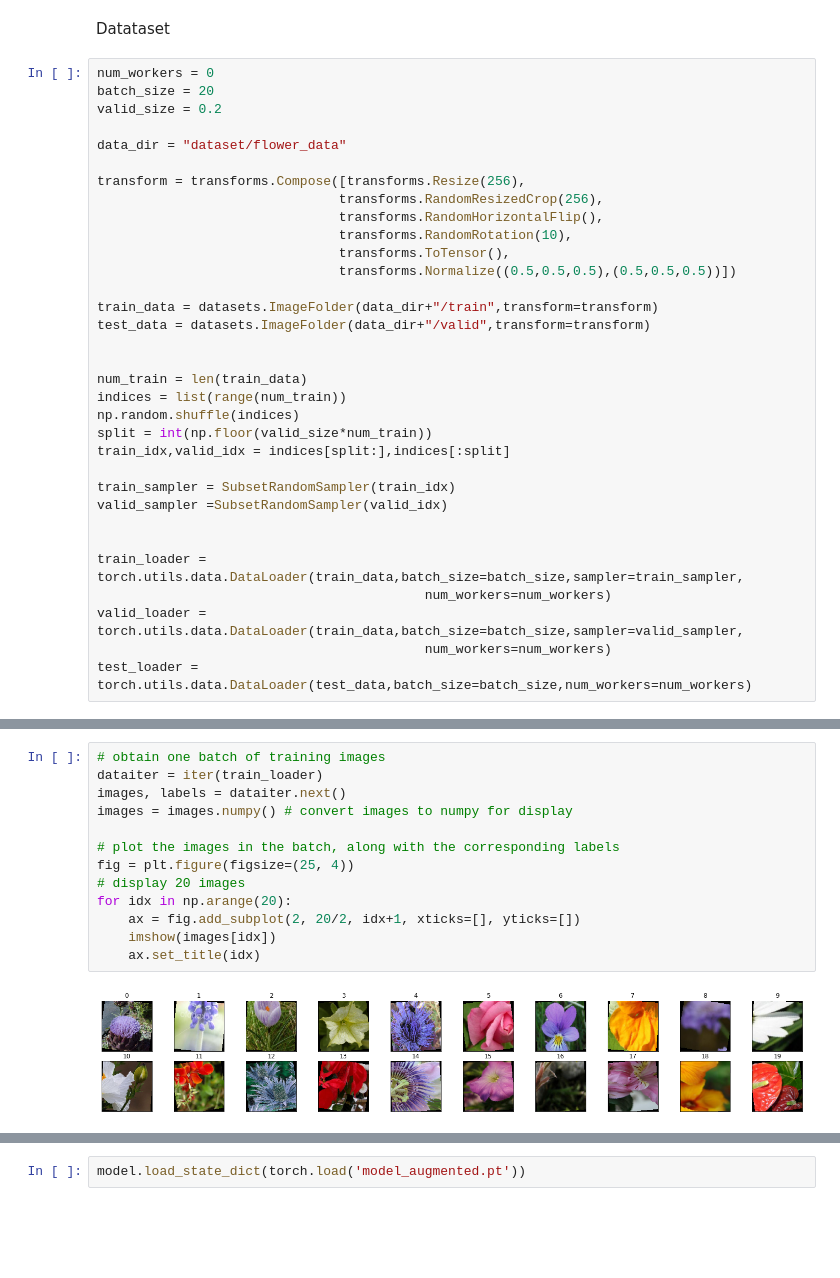
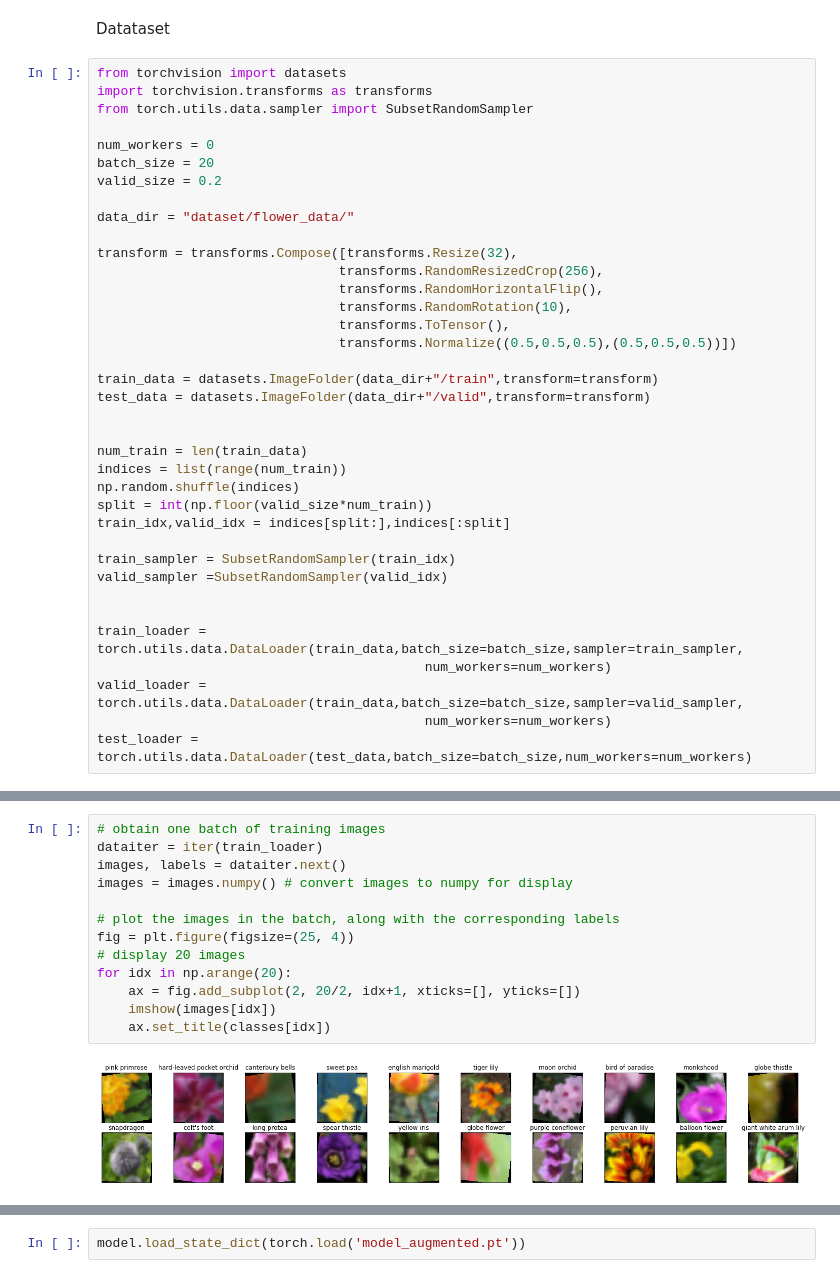
Before and after one commit to IsraelAbebe/Image-Classifier-Project, a Jupyter notebook: Image Classifier Project From Scratch.ipynb, the cells around one changed output, grey strips where cells are left out. Cells and saved outputs as stored; diff of their text form; blank space fills up the shorter version.

```diff
--- a/Image Classifier Project From Scratch.ipynb
+++ b/Image Classifier Project From Scratch.ipynb
@@ -19,13 +127,17 @@ Cuda Avalable
 # %% [markdown]
 Datataset
 # %%
+from torchvision import datasets
+import torchvision.transforms as transforms
+from torch.utils.data.sampler import SubsetRandomSampler
+
 num_workers = 0
 batch_size = 20
 valid_size = 0.2
 
-data_dir = "dataset/flower_data"
+data_dir = "dataset/flower_data/"
 
-transform = transforms.Compose([transforms.Resize(256),
+transform = transforms.Compose([transforms.Resize(32),
                                transforms.RandomResizedCrop(256),
                                transforms.RandomHorizontalFlip(),
                                transforms.RandomRotation(10),
@@ -62,16 +174,16 @@ def imshow(img):
 # %%
 # obtain one batch of training images
 dataiter = iter(train_loader)
 images, labels = dataiter.next()
 images = images.numpy() # convert images to numpy for display
 
 # plot the images in the batch, along with the corresponding labels
 fig = plt.figure(figsize=(25, 4))
 # display 20 images
 for idx in np.arange(20):
     ax = fig.add_subplot(2, 20/2, idx+1, xticks=[], yticks=[])
     imshow(images[idx])
-    ax.set_title(idx)
+    ax.set_title(classes[idx])
 # %% [output]
-[figure, old version]
+[figure, new version]
 # %%
```
Also changed, not shown: parts of 7 cells of this notebook, 2 other files.
